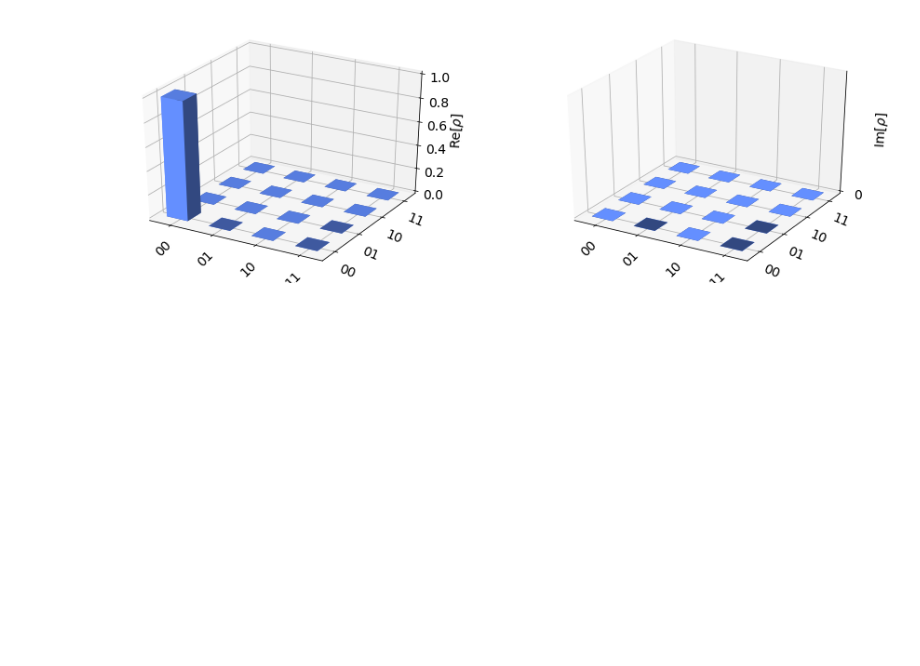
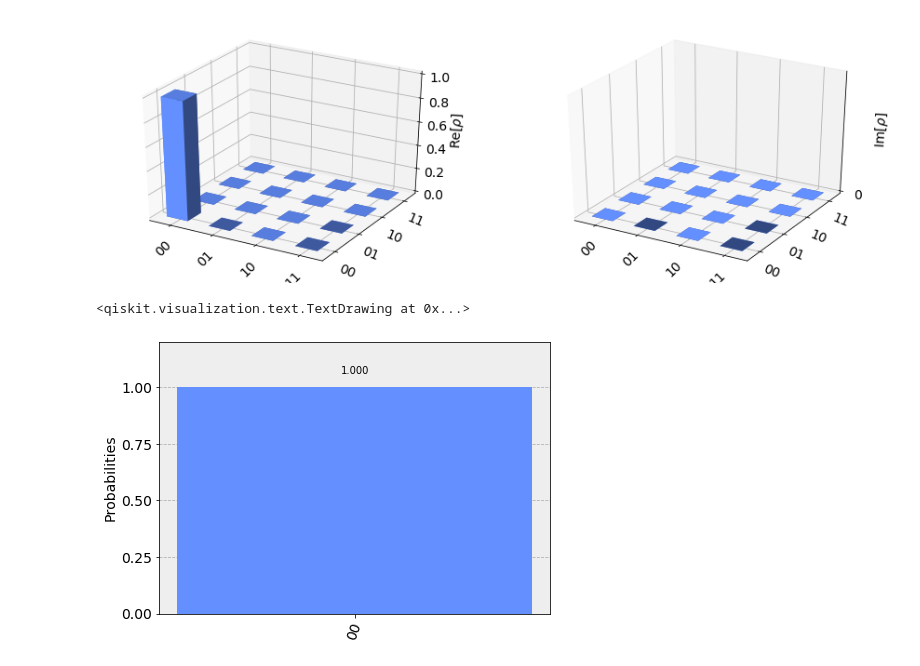
Before and after one commit to shashanka300/QC-practice, a Jupyter notebook: practice/gates.ipynb, the cells around one changed output. Cells and saved outputs as stored; diff of their text form; code cells hidden in the pictures; blank space fills up the shorter version.

```diff
--- a/practice/gates.ipynb
+++ b/practice/gates.ipynb
@@ -173,3 +173,23 @@ plot_bloch_multivector(job2)
 plot_state_city(job2)
 # %% [output]
 [figure]
+# %%
+
+qr= QuantumRegister(2)
+cr= ClassicalRegister(2)
+qc= QuantumCircuit(qr,cr)
+qc.cx(0,1)
+qc.ch(0,1)
+qc.cz(0,1)
+qc.cx(1,0)
+qc.cy(1,0)
+qc.measure(0,0)
+qc.measure(1,1)
+qc.draw()
+# %% [output]
+<qiskit.visualization.text.TextDrawing at 0x...>
+# %%
+job1=execute(qc,bc1,shots=3000).result().get_counts()#quasm
+plot_histogram(job1)
+# %% [output]
+[figure, added]
```
Also changed, not shown: parts of 2 cells of this notebook.
